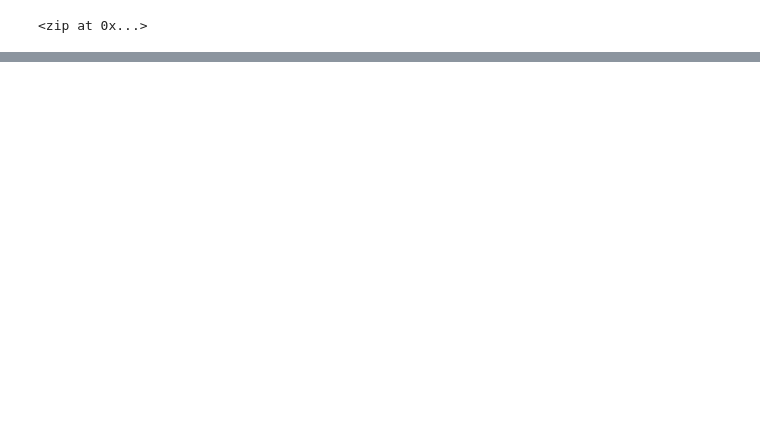
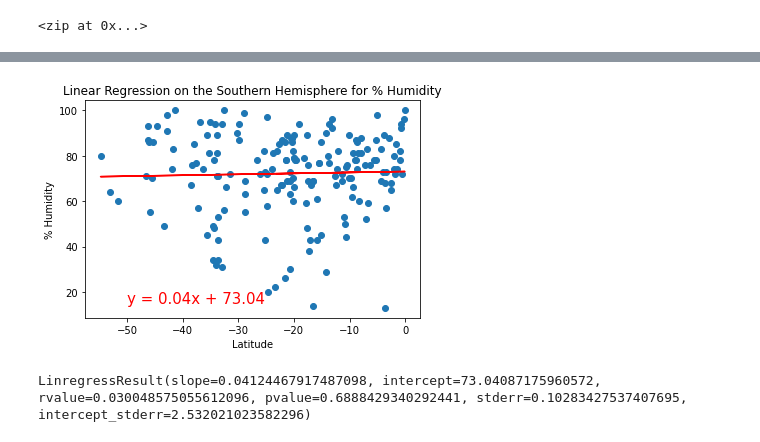
Before and after one commit to MLGood1/World_Weather_Analysis, a Jupyter notebook: WeatherPy.ipynb, the cells around one changed output, grey strips where cells are left out. Saved outputs shown, nothing was run; the diff lists cells and outputs as text; code cells hidden in the pictures; blank space fills up the shorter version.

```diff
--- a/WeatherPy.ipynb
+++ b/WeatherPy.ipynb
@@ -333,0 +495,45 @@ plt.show()
+# %%
+# Linear regression on the Northern Hemisphere
+
+x_values = southern_hemi_df["Lat"]
+y_values = southern_hemi_df["Humidity"]
+
+# Create a function to perform linear regression on the weather data and plot a regression line and the equation with the data.
+
+plot_linear_regression(x_values, y_values,
+                       'Linear Regression on the Southern Hemisphere for % Humidity', '% Humidity', (-50,15))
+
+# Perform linear regression.
+
+(slope, intercept, r_value, p_value, std_err) = linregress(x_values, y_values)
+
+# Calculate the regression line "y values" from the slope and intercept.
+
+regress_values = x_values * slope + intercept
+
+# Get the equation of the line.
+
+line_eq = "y = " + str(round(slope,2)) + "x + " + str(round(intercept,2))
+
+# Create scatter plot of the x and y values.
+
+plt.scatter(x_values,y_values)
+
+# Plot the regression line with the x-values and the y coordinates based on the intercept and slope.
+
+plt.plot(x_values,regress_values,"r")
+
+# Annotate the text for the line equation and add it corrdinates.
+
+plt.annotate(line_eq, (-50,15), fontsize=15,  color="red")
+plt.title('Linear Regression on the Southern Hemisphere for % Humidity')
+plt.xlabel("Latitude")
+plt.ylabel("% Humidity")
+
+plt.show()
+# %% [output]
+[figure, added]
+# %%
+linregress(southern_hemi_df["Lat"], southern_hemi_df["Humidity"])
+# %% [output]
+LinregressResult(slope=0.04124467917487098, intercept=73.04087175960572, rvalue=0.030048575055612096, pvalue=0.6888429340292441, stderr=0.10283427537407695, intercept_stderr=2.532021023582296)
```
Also changed, not shown: parts of 23 cells of this notebook.
